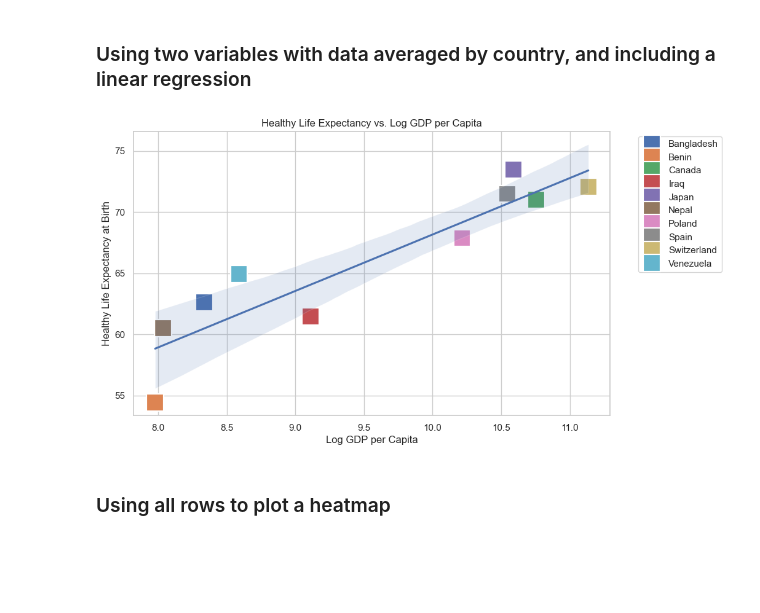
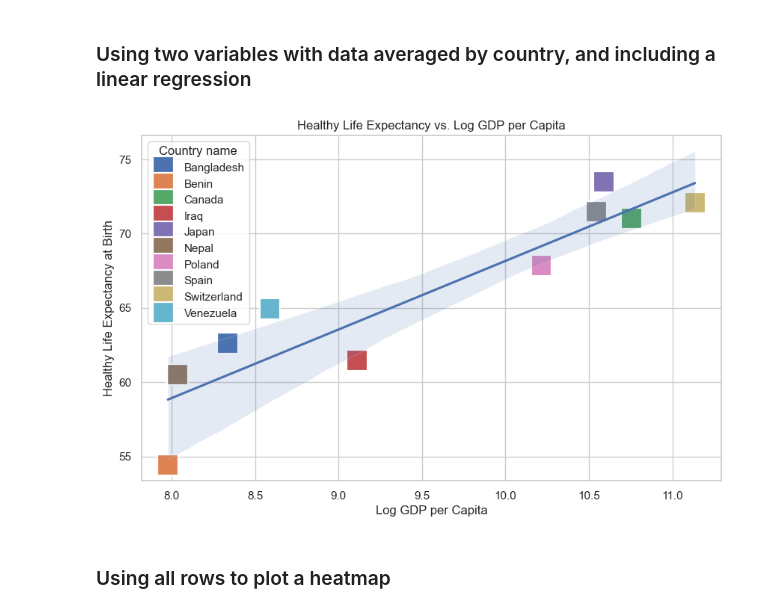
Before and after one commit to robbfox/jupyter-visualisation, a Jupyter notebook: visualised.ipynb, the cells around one changed output. Cells and saved outputs as stored; diff of their text form; code cells hidden in the pictures; blank space fills up the shorter version.

Commit message:
update project with further visualisation

```diff
--- a/visualised.ipynb
+++ b/visualised.ipynb
@@ -70,29 +71,19 @@ selected_countries = ['Bangladesh','Benin', 'Canada', 'Japan', 'Nepal', 'Poland'
 filtered_data = data_cleaned[data_cleaned['Country name'].isin(selected_countries)]
 mean_data = filtered_data.groupby('Country name').mean().reset_index()
 # %%
-import seaborn as sns
-import matplotlib.pyplot as plt
-
-# Set the style to "whitegrid"
 sns.set(style="whitegrid")
-
 # Visualization code with blobs for each column
 plt.figure(figsize=(10, 6))
-
 # Scatter plot
 sns.scatterplot(x='Log GDP per capita', y='Healthy life expectancy at birth', hue='Country name', data=mean_data, marker='s', s=400)
 sns.regplot(x='Log GDP per capita', y='Healthy life expectancy at birth', data=mean_data, scatter=False)
-
-
-
-
 plt.title('Healthy Life Expectancy vs. Log GDP per Capita')
 plt.xlabel('Log GDP per Capita')
 plt.ylabel('Healthy Life Expectancy at Birth')
-plt.legend(bbox_to_anchor=(1.05, 1), loc='upper left')  # Adjust legend position
+#plt.legend(bbox_to_anchor=(1.05, 1), loc='upper left')  # Adjust legend position
 plt.show()
 # %% [output]
-[figure, old version]
+[figure, new version]
 # %% [markdown]
 ### Using all rows to plot a heatmap
 # %%
```
Also changed, not shown: parts of 16 cells of this notebook.
